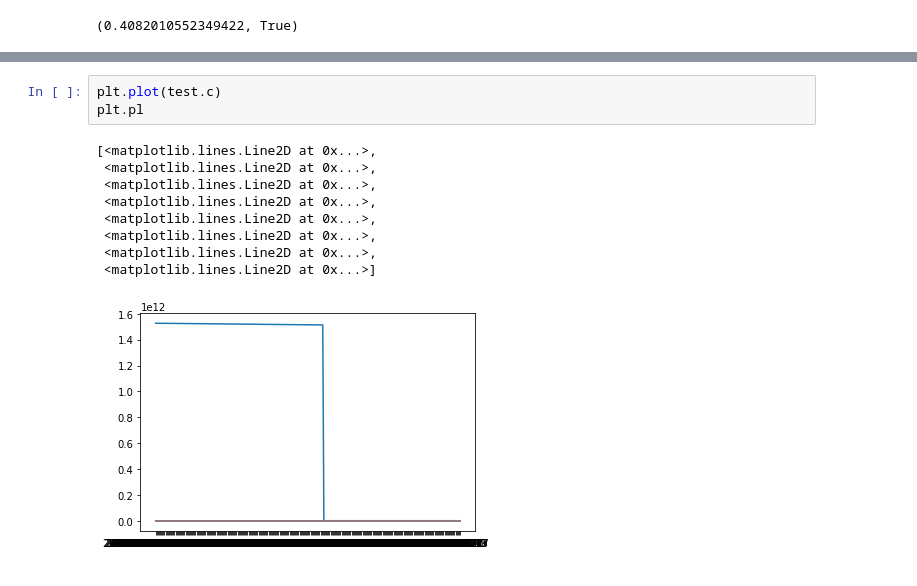
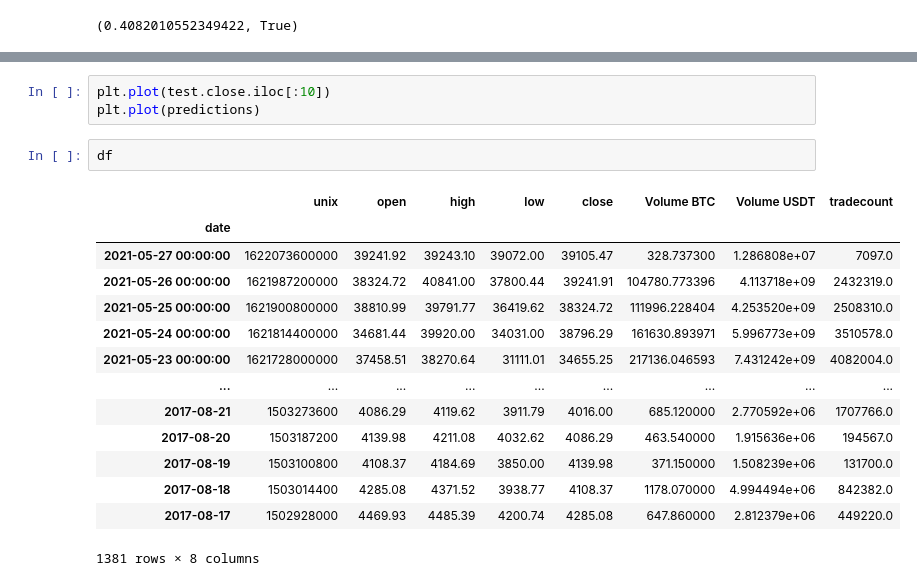
Before and after one commit to akhil14shukla/Crypto-Prediction, a Jupyter notebook: Crypto_1.ipynb, the cells around one changed output, grey strips where cells are left out. Saved outputs shown, nothing was run; the diff lists cells and outputs as text.

```diff
--- a/Crypto_1.ipynb
+++ b/Crypto_1.ipynb
@@ -178,13 +182,20 @@ predictions
 # %%
-plt.plot(test.c)
-plt.pl
+plt.plot(test.close.iloc[:10])
+plt.plot(predictions)
-# %% [output]
-[<matplotlib.lines.Line2D at 0x...>,
- <matplotlib.lines.Line2D at 0x...>,
- <matplotlib.lines.Line2D at 0x...>,
- <matplotlib.lines.Line2D at 0x...>,
- <matplotlib.lines.Line2D at 0x...>,
- <matplotlib.lines.Line2D at 0x...>,
- <matplotlib.lines.Line2D at 0x...>,
- <matplotlib.lines.Line2D at 0x...>]
-[figure, removed]
+# %%
+df
+# %% [output]
+|  | unix | open | high | low | close | Volume BTC | Volume USDT | tradecount |
+| date |  |  |  |  |  |  |  |  |
+| 2021-05-27 00:00:00 | 1622073600000 | 39241.92 | 39243.10 | 39072.00 | 39105.47 | 328.737300 | 1.286808e+07 | 7097.0 |
+| 2021-05-26 00:00:00 | 1621987200000 | 38324.72 | 40841.00 | 37800.44 | 39241.91 | 104780.773396 | 4.113718e+09 | 2432319.0 |
+| 2021-05-25 00:00:00 | 1621900800000 | 38810.99 | 39791.77 | 36419.62 | 38324.72 | 111996.228404 | 4.253520e+09 | 2508310.0 |
+| 2021-05-24 00:00:00 | 1621814400000 | 34681.44 | 39920.00 | 34031.00 | 38796.29 | 161630.893971 | 5.996773e+09 | 3510578.0 |
+| 2021-05-23 00:00:00 | 1621728000000 | 37458.51 | 38270.64 | 31111.01 | 34655.25 | 217136.046593 | 7.431242e+09 | 4082004.0 |
+| ... | ... | ... | ... | ... | ... | ... | ... | ... |
+| 2017-08-21 | 1503273600 | 4086.29 | 4119.62 | 3911.79 | 4016.00 | 685.120000 | 2.770592e+06 | 1707766.0 |
+| 2017-08-20 | 1503187200 | 4139.98 | 4211.08 | 4032.62 | 4086.29 | 463.540000 | 1.915636e+06 | 194567.0 |
+| 2017-08-19 | 1503100800 | 4108.37 | 4184.69 | 3850.00 | 4139.98 | 371.150000 | 1.508239e+06 | 131700.0 |
+| 2017-08-18 | 1503014400 | 4285.08 | 4371.52 | 3938.77 | 4108.37 | 1178.070000 | 4.994494e+06 | 842382.0 |
+| 2017-08-17 | 1502928000 | 4469.93 | 4485.39 | 4200.74 | 4285.08 | 647.860000 | 2.812379e+06 | 449220.0 |
+1381 rows × 8 columns
```
Also changed, not shown: parts of 6 cells of this notebook.
